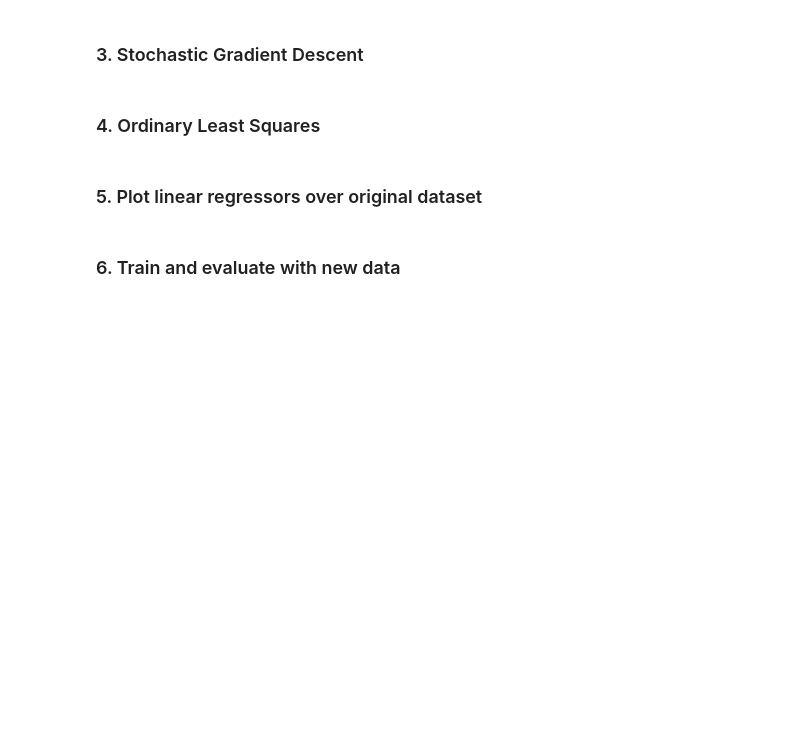
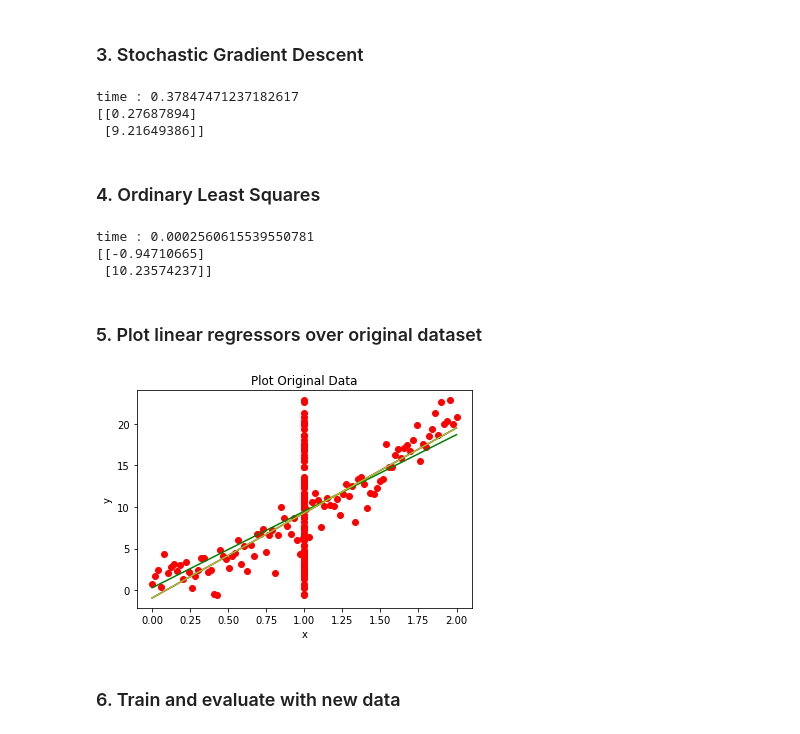
Before and after one commit to yh08037/gnbai20201, a Jupyter notebook: lab1/ParkEunbin/gnbai_lab1_Parkeunbin.ipynb, the cells around one changed output. Drawn from its saved outputs; the diff is of its cells as text; code cells hidden in the pictures; blank space fills up the shorter version.

```diff
--- a/lab1/ParkEunbin/gnbai_lab1_Parkeunbin.ipynb
+++ b/lab1/ParkEunbin/gnbai_lab1_Parkeunbin.ipynb
@@ -73 +122,6 @@ plt.show()
+# %%
+# I : 입력 데이터의 개수
+# N : 입력 데이터의 차원
+I = x.shape[0]
+N = x.shape[1] - 1
 # %%
@@ -102,2 +162,22 @@ max_epoch = 10000
+# %%
+# 타이머 시작
+start = time.time()
+# 파라미터 랜덤 초기화
+theta_BGD2 = np.random.rand(N+1, 1)
+# 메인 루프
+for epoch in range(max_epoch):
+  theta_BGD_tp = np.transpose(theta_BGD2)
+  for n in range(0,N+1):
+    i=np.random.randint(1,I)
+    theta_BGD2[n] = theta_BGD2[n] - alpha * (np.matmul(theta_BGD_tp, x[i]) - y[i]) * x[i][n]
+
+# 학습에 소요된 시간 출력
+print('time :', time.time() - start)
+# 학습된 파라미터 출력
+print(theta_BGD2)
+# %% [output]
+time : 0.37847471237182617
+[[0.27687894]
+ [9.21649386]]
 # %% [markdown]
 ### 4. Ordinary Least Squares
@@ -106,2 +184,15 @@ max_epoch = 10000
+# %%
+# 타이머 시작
+start = time.time()
+# 공식으로 파라미터 계산
+theta_BGD3 =np.matmul(np.linalg.inv(np.matmul(np.transpose(x),x)),np.matmul(np.transpose(x),y))
+# 계산에 소요된 시간 출력
+print('time :', time.time() - start)
+# 파라미터 출력
+print(theta_BGD3)
+# %% [output]
+time : 0.0002560615539550781
+[[-0.94710665]
+ [10.23574237]]
 # %% [markdown]
 ### 5. Plot linear regressors over original dataset
@@ -111,2 +199,16 @@ max_epoch = 10000
+# %%
+# plt를 통해 원본 데이터와 3개의 회귀자 plot 하기
+# 그래프 상에 원본 데이터의 산점도와 직선 3개가 그려져있어야함
+y1=theta_BGD1[0]+theta_BGD1[1]*x
+y2=theta_BGD2[0]+theta_BGD2[1]*x
+y3=theta_BGD3[0]+theta_BGD3[1]*x
+plt.plot(x, y, 'ro',x,y1,'b',x,y2,'g',x,y3,'y')
+plt.xlabel('x')
+plt.ylabel('y')
+plt.title('Plot Original Data')
+plt.show()
+#파랑이랑 노랑이랑 합쳐졌다..
+# %% [output]
+[figure, added]
 # %% [markdown]
 ### 6. Train and evaluate with new data
```
Also changed, not shown: parts of 13 cells of this notebook.
